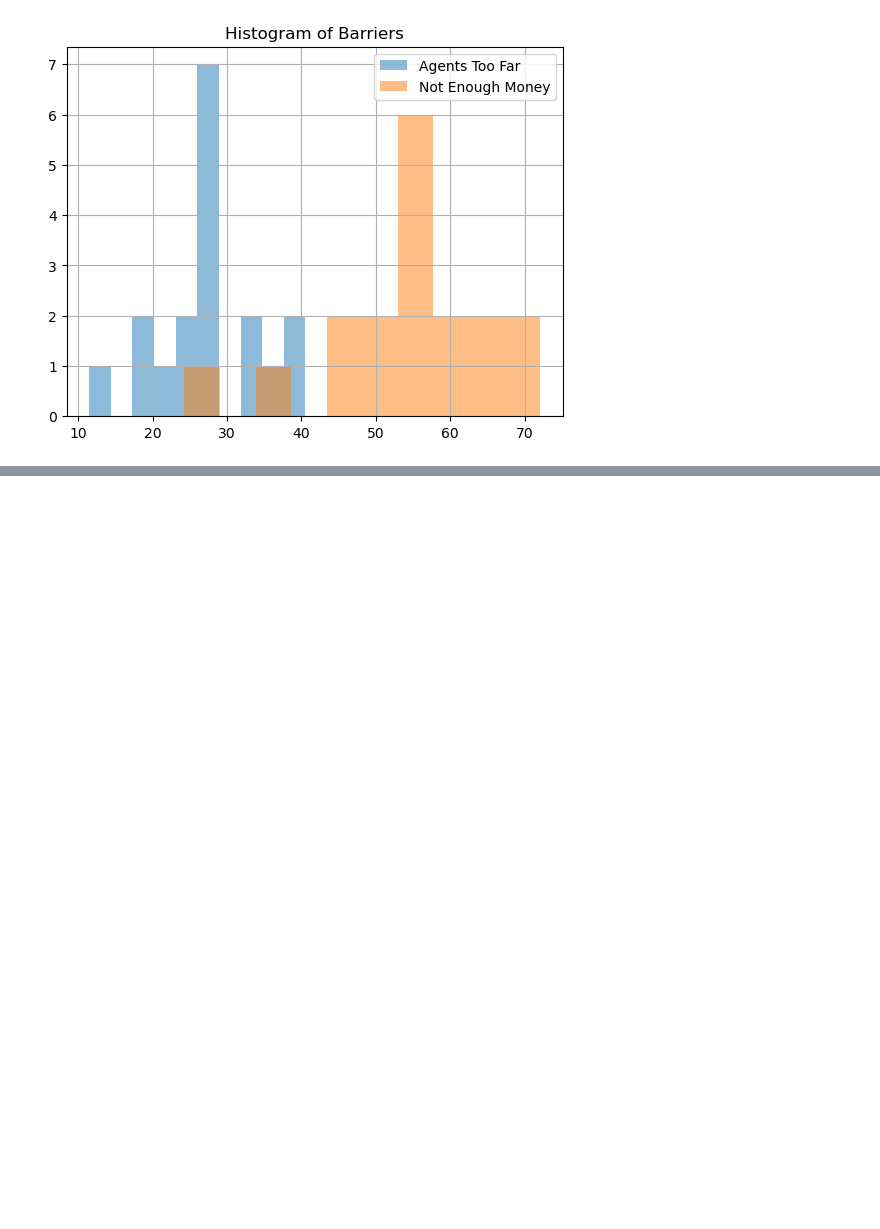
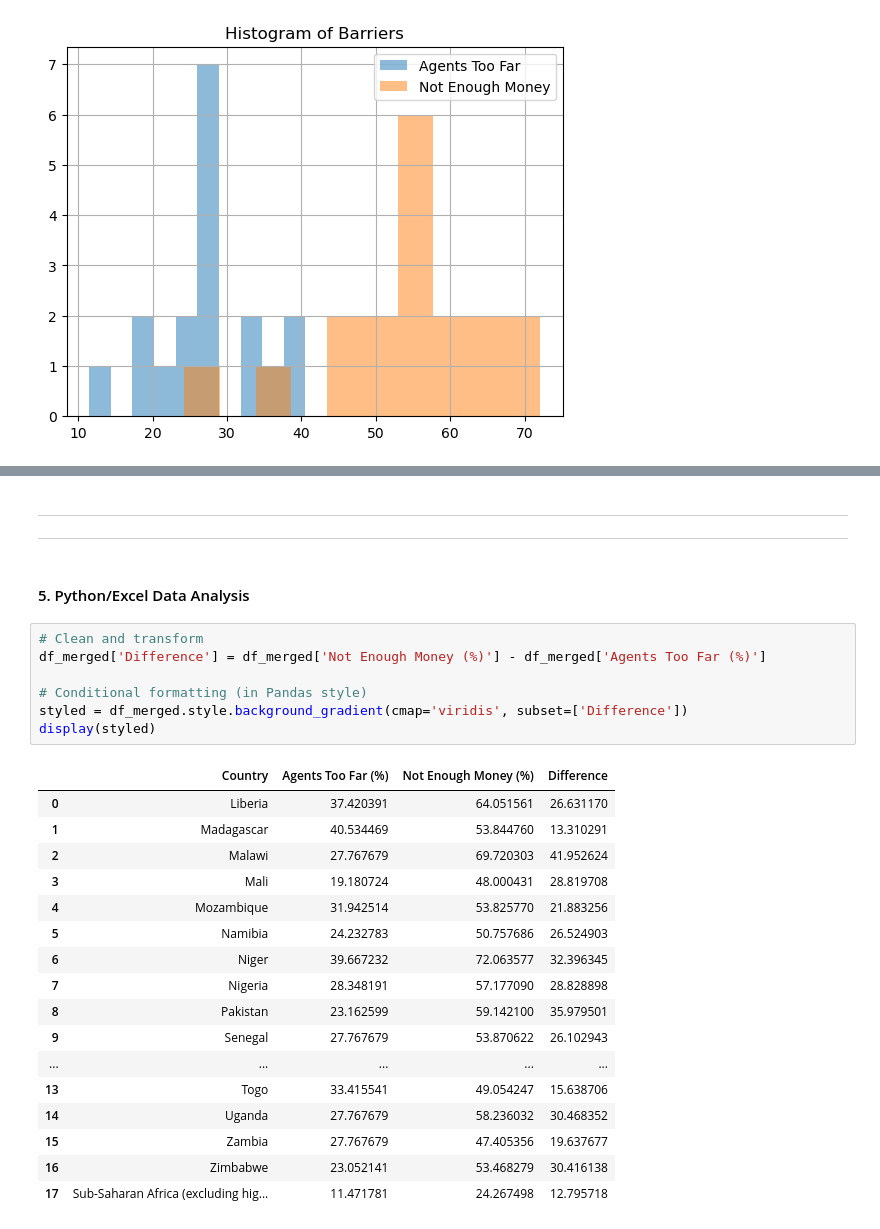
Before and after one commit to Nkosinathiz/Financial-Barriers-to-Mobile-Money, a Jupyter notebook: FinacialBarriers.ipynb, the cells around one changed output, grey strips where cells are left out. Saved outputs shown, nothing was run; the diff lists cells and outputs as text; blank space fills up the shorter version.

Commit message:
Database integration and Python Data Analysis

```diff
--- a/FinacialBarriers.ipynb
+++ b/FinacialBarriers.ipynb
@@ -205,0 +273,29 @@ plt.show()
+# %% [markdown]
+<hr><hr>
+# %% [markdown]
+<h4>5. Python/Excel Data Analysis</h4>
+# %%
+# Clean and transform
+df_merged['Difference'] = df_merged['Not Enough Money (%)'] - df_merged['Agents Too Far (%)']
+
+# Conditional formatting (in Pandas style)
+styled = df_merged.style.background_gradient(cmap='viridis', subset=['Difference'])
+display(styled)
+# %% [output]
+|  | Country | Agents Too Far (%) | Not Enough Money (%) | Difference |
+| 0 | Liberia | 37.420391 | 64.051561 | 26.631170 |
+| 1 | Madagascar | 40.534469 | 53.844760 | 13.310291 |
+| 2 | Malawi | 27.767679 | 69.720303 | 41.952624 |
+| 3 | Mali | 19.180724 | 48.000431 | 28.819708 |
+| 4 | Mozambique | 31.942514 | 53.825770 | 21.883256 |
+| 5 | Namibia | 24.232783 | 50.757686 | 26.524903 |
+| 6 | Niger | 39.667232 | 72.063577 | 32.396345 |
+| 7 | Nigeria | 28.348191 | 57.177090 | 28.828898 |
+| 8 | Pakistan | 23.162599 | 59.142100 | 35.979501 |
+| 9 | Senegal | 27.767679 | 53.870622 | 26.102943 |
+| ... | ... | ... | ... | ... |
+| 13 | Togo | 33.415541 | 49.054247 | 15.638706 |
+| 14 | Uganda | 27.767679 | 58.236032 | 30.468352 |
+| 15 | Zambia | 27.767679 | 47.405356 | 19.637677 |
+| 16 | Zimbabwe | 23.052141 | 53.468279 | 30.416138 |
+| 17 | Sub-Saharan Africa (excluding hig... | 11.471781 | 24.267498 | 12.795718 |
```
Also changed, not shown: parts of 13 cells of this notebook, 4 other files.
